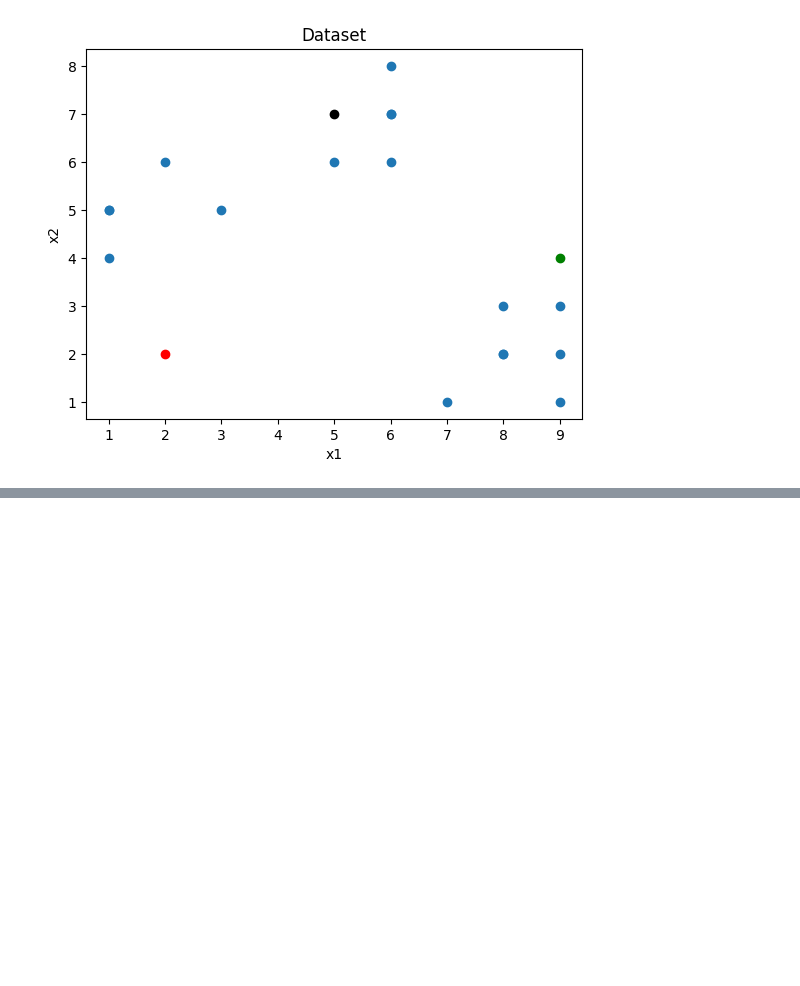
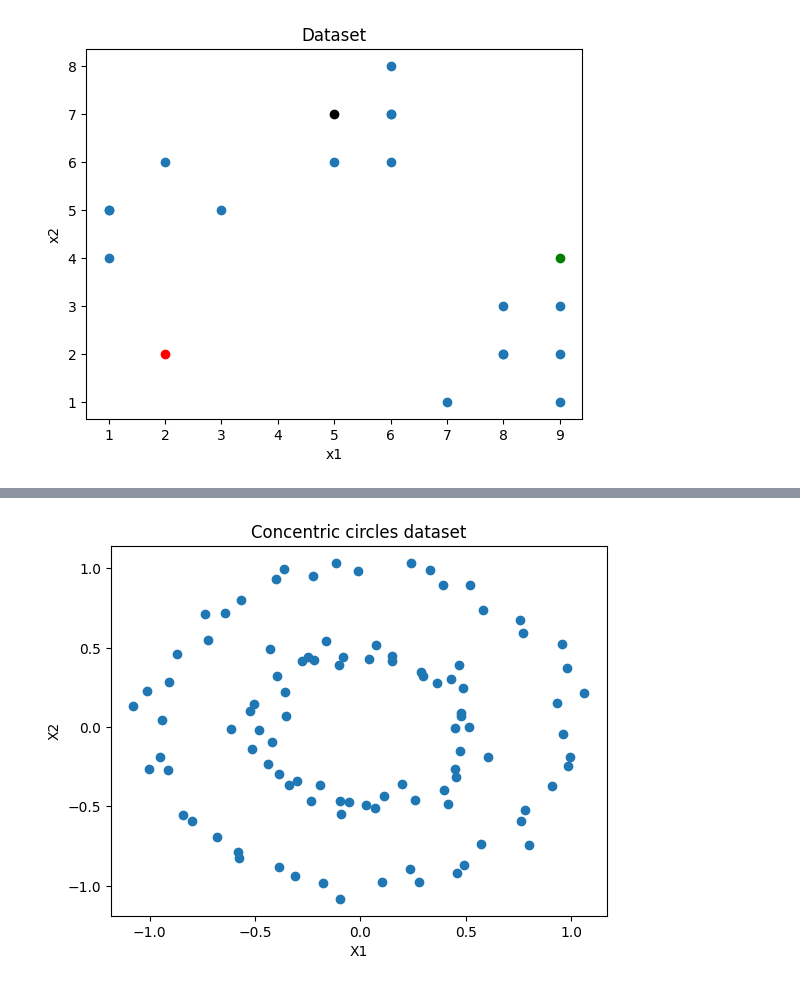
Before and after one commit to satputeamol/Machine-learning, a Jupyter notebook: Clustering.ipynb, the cells around one changed output, grey strips where cells are left out. Cells and saved outputs as stored; diff of their text form; code cells hidden in the pictures; blank space fills up the shorter version.

```diff
--- a/Clustering.ipynb
+++ b/Clustering.ipynb
@@ -143,0 +203,10 @@ plt.show()
+# %%
+X, _ = make_circles(n_samples = 100, noise=0.05,factor=0.5, random_state=42)
+# %%
+plt.scatter(X[:,0],X[:,1])
+plt.xlabel("X1")
+plt.ylabel("X2")
+plt.title("Concentric circles dataset")
+plt.show()
+# %% [output]
+[figure, added]
```
Also changed, not shown: parts of 23 cells of this notebook.
